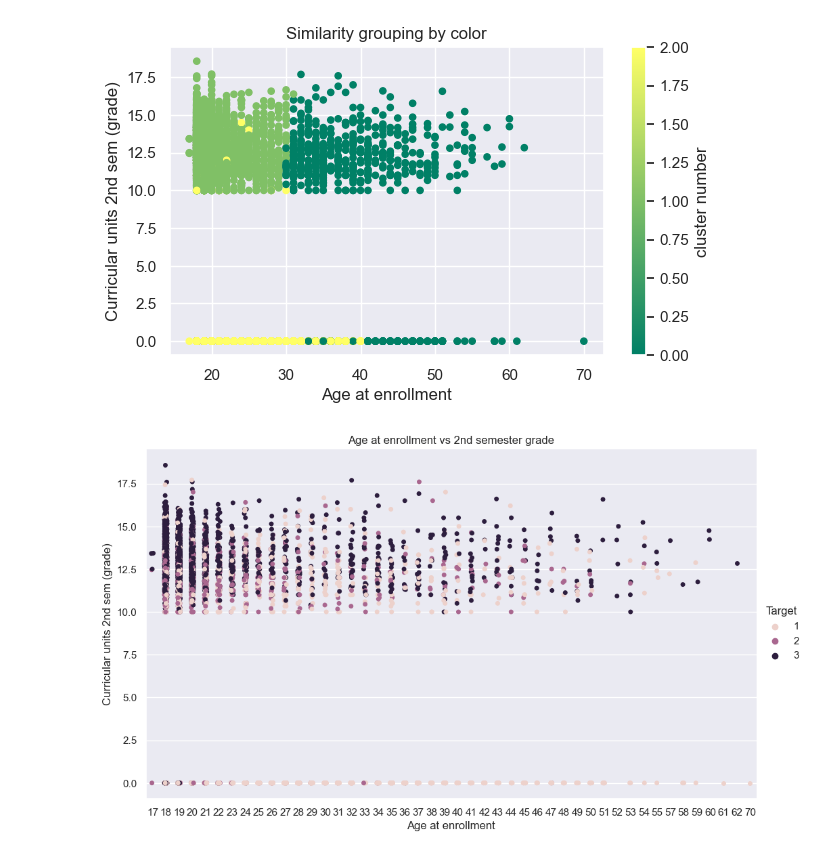
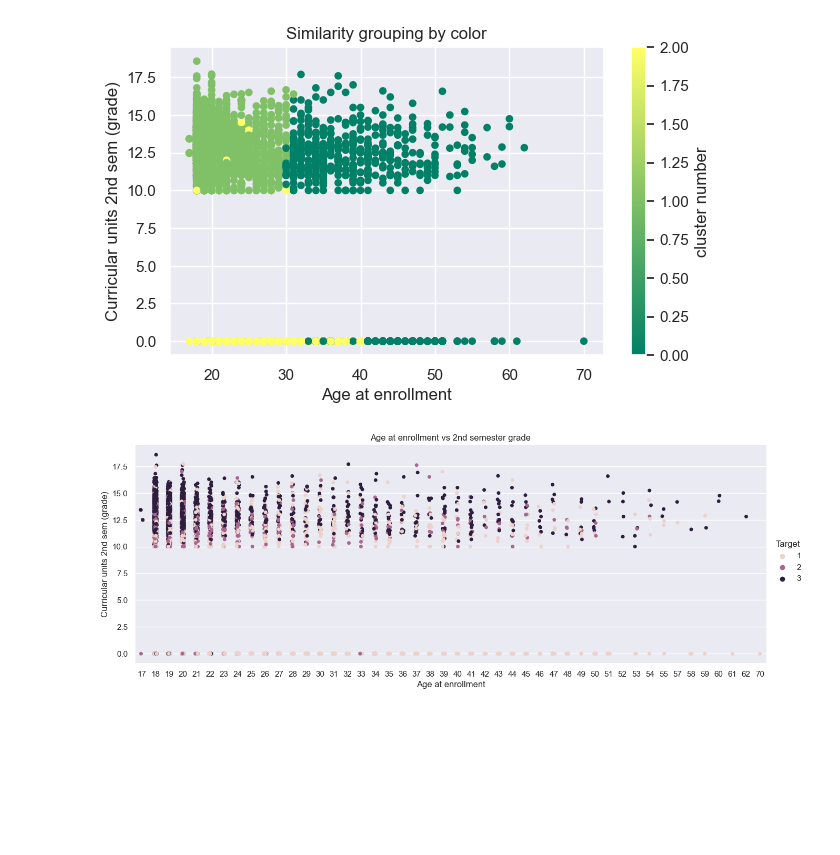
Before and after one commit to erin-le/ecs163-team-10, a Jupyter notebook: ml-models/ml-notebook.ipynb, the cells around one changed output. Drawn from its saved outputs; the diff is of its cells as text; code cells hidden in the pictures; blank space fills up the shorter version.

```diff
--- a/ml-models/ml-notebook.ipynb
+++ b/ml-models/ml-notebook.ipynb
@@ -241,11 +241,12 @@ plt.show()
 # %%
 # plt.title("Actual grouping")
 # plt.xlabel(x_col)
 # plt.ylabel(y_col)
-height = 6
-width = 10
+height = 5
+width = 13
 sns.catplot(data=df, x="Age at enrollment", y="Curricular units 2nd sem (grade)",
     hue="Target", legend=True, height=height, aspect=width/height).set(title="Age at enrollment vs 2nd semester grade")
+
 plt.show()
 # %% [output]
-[figure, old version]
+[figure, new version]
```
Also changed, not shown: 2 other files.
